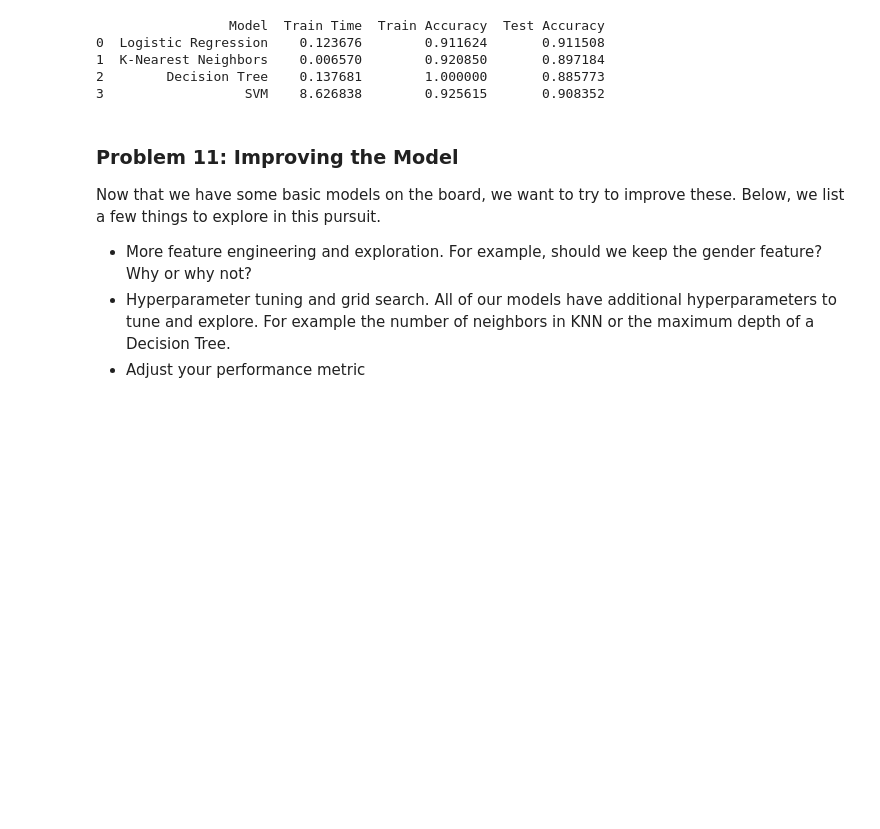
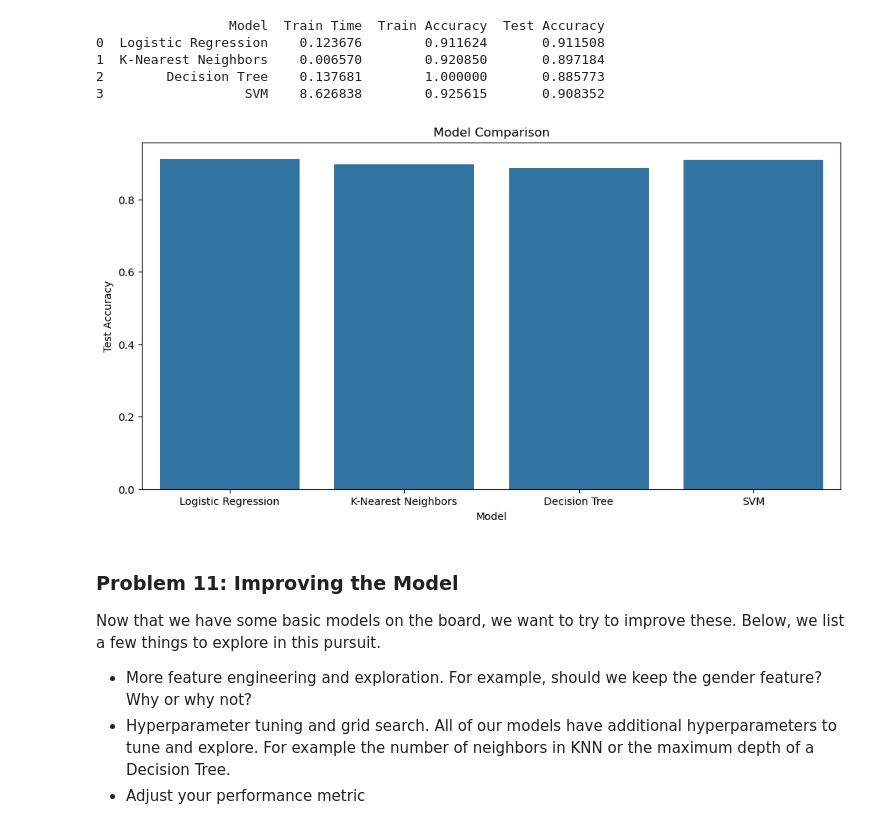
Before and after one commit to Mapurin-ucsc/Classifiers-Analysis, a Jupyter notebook: prompt_III.ipynb, the cells around one changed output. Saved outputs shown, nothing was run; the diff lists cells and outputs as text; code cells hidden in the pictures; blank space fills up the shorter version.

Commit message:
Included comparison metrics

```diff
--- a/prompt_III.ipynb
+++ b/prompt_III.ipynb
@@ -358,6 +358,14 @@ print(results)
 1  K-Nearest Neighbors    0.006570        0.920850       0.897184
 2        Decision Tree    0.137681        1.000000       0.885773
 3                  SVM    8.626838        0.925615       0.908352
+# %%
+# graph of results
+plt.figure(figsize=(12, 6))
+sns.barplot(x='Model', y='Test Accuracy', data=results)
+plt.title('Model Comparison')
+plt.show()
+# %% [output]
+[figure, added]
 # %% [markdown]
 ### Problem 11: Improving the Model
 
```
